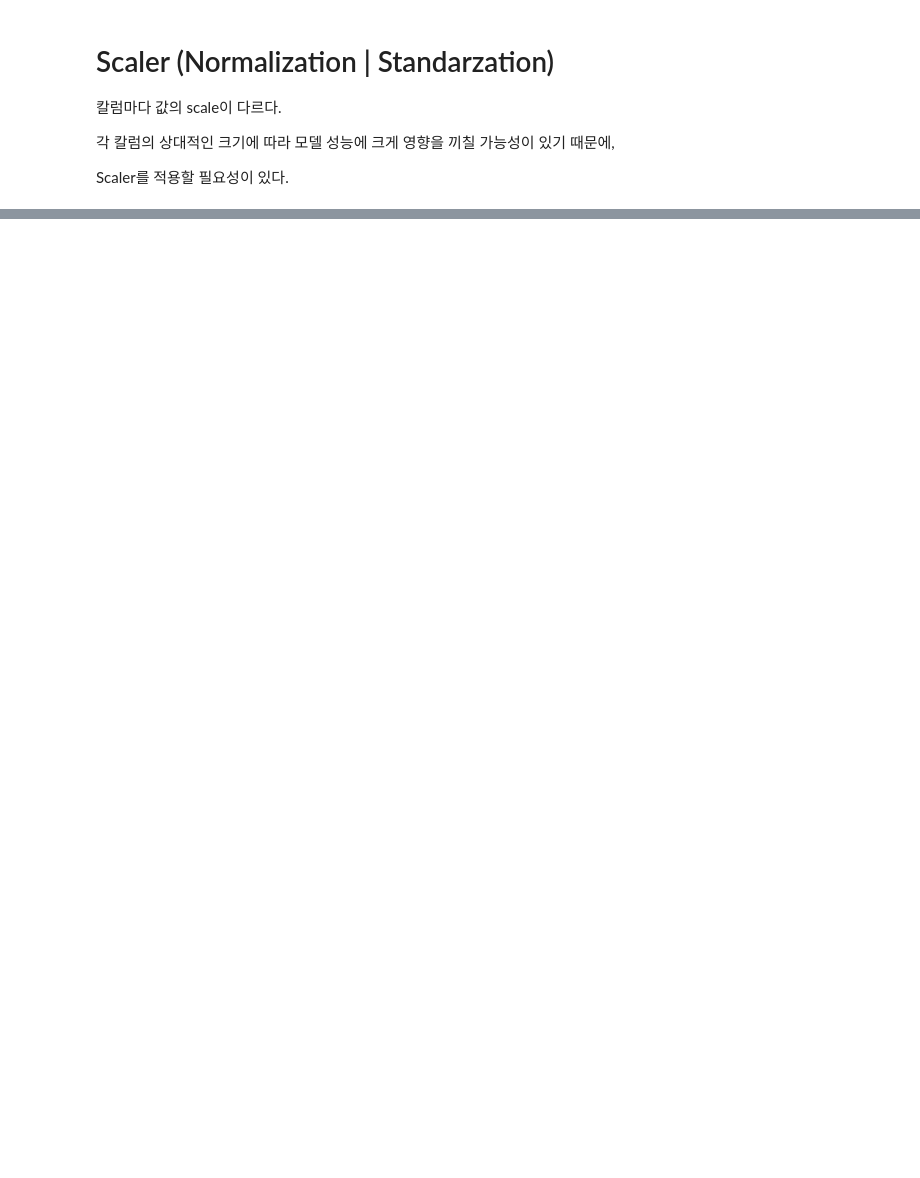
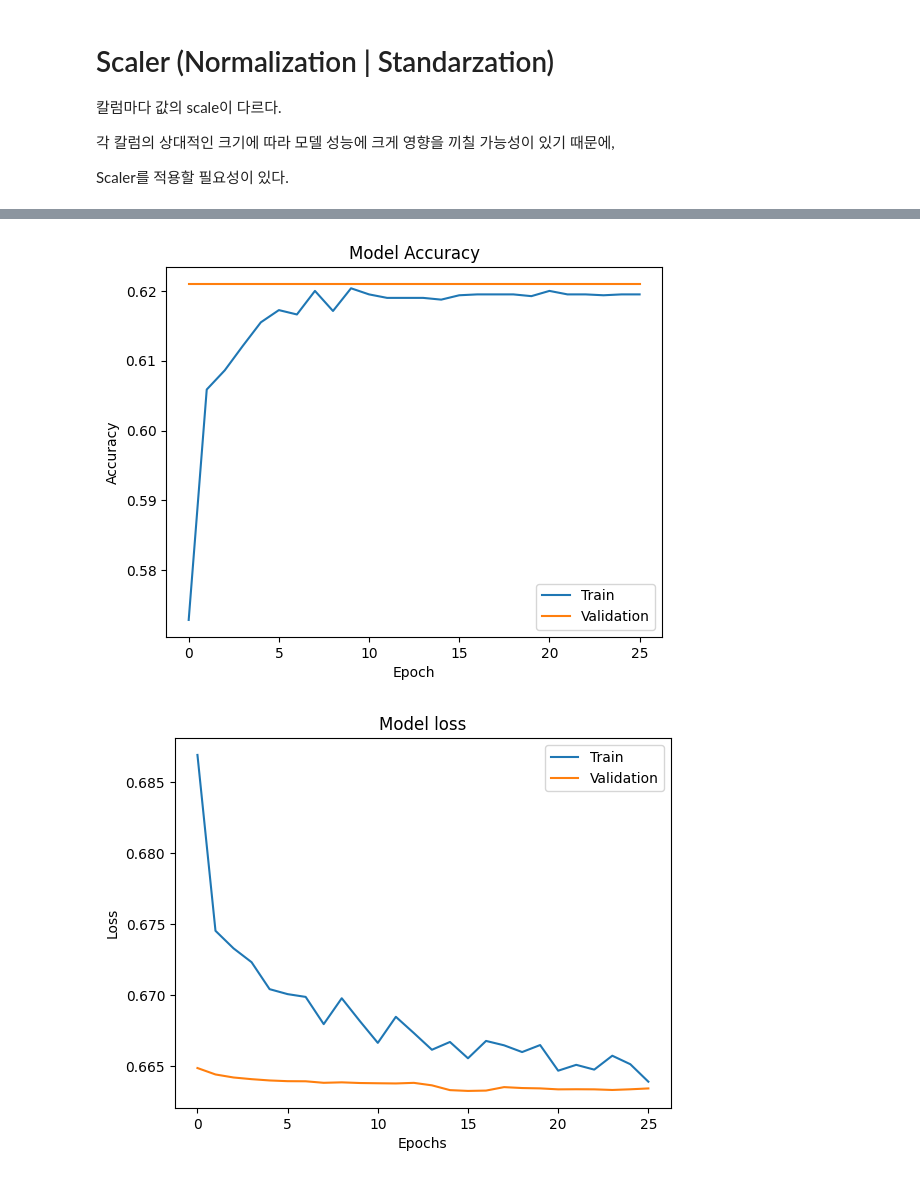
Before and after one commit to youse0ng/AICE_, a Jupyter notebook: Dacon_DataAnlysis/데이터_전처리.ipynb, the cells around one changed output, grey strips where cells are left out. Saved outputs shown, nothing was run; the diff lists cells and outputs as text; code cells hidden in the pictures; blank space fills up the shorter version.

```diff
--- a/Dacon_DataAnlysis/데이터_전처리.ipynb
+++ b/Dacon_DataAnlysis/데이터_전처리.ipynb
@@ -147,7 +131,8 @@ col.reverse()
 onehotencoded=pd.DataFrame(a,columns=[i for i in col])
 df.drop(['payment_pattern'],axis=1,inplace=True)
 # %%
-pd.concat([df,onehotencoded],axis=1)
+df=pd.concat([df,onehotencoded],axis=1)
+df
 # %% [output]
 |  | subscription_duration | recent_login_time | average_login_time | average_time_per_learning_session | ... |
 | 0 | 13 | 14 | 14.946163 | 8.427187 | ... |
@@ -187,0 +192,10 @@ scaled_column=['subscription_duration','recent_login_time','average_login_time',
+# %%
+# 수치형 데이터만 scaler 적용
+scaled_column=['subscription_duration','recent_login_time','average_login_time','average_time_per_learning_session','monthly_active_learning_days','total_completed_courses','recent_learning_achievement'] # 스케일될 수치 칼럼들 experiment 1
+
+minmaxscaler=MinMaxScaler()
+for column in scaled_column:
+    X_train[column]=minmaxscaler.fit_transform(X_train[[column]])
+    X_test[column]=minmaxscaler.transform(X_test[[column]])
+
+X_train # scale 되었는지 확인하기
@@ -222,7 +272,7 @@ np.random.seed(42)
 random.seed(42)
 
 model=Sequential()
-model.add(Dense(32,activation='relu',input_shape=(13,)))
+model.add(Dense(32,activation='relu',input_shape=(len(X_train.keys()),)))
 model.add(Dense(128,activation='relu'))
 model.add(Dense(64,activation='relu'))
 model.add(Dropout(0.3))
@@ -239,20 +325,23 @@ history=model.fit(X_train,y_train,epochs=100,batch_size=128,verbose=1,validation
 # %%
 import matplotlib.pyplot as plt
 
 # 훈련 과정 정확도 시각화하기
 plt.plot(history.history['accuracy'])
 plt.plot(history.history['val_accuracy'])
 plt.title("Model Accuracy")
 plt.xlabel("Epoch")
 plt.ylabel("Accuracy")
 plt.legend(['Train',"Validation"],loc='lower right')
 plt.show()
 
 # 훈련 과정 손실 시각화
 plt.plot(history.history['loss'])
 plt.plot(history.history['val_loss'])
 plt.title("Model loss")
 plt.xlabel("Epochs")
 plt.ylabel("Loss")
-plt.legend(["Train, Validation"],loc='upper right')
+plt.legend(['Train', 'Validation'],loc='upper right')
 plt.show()
+# %% [output]
+[figure, added]
+[figure, added]
```
Also changed, not shown: parts of 13 cells of this notebook.
